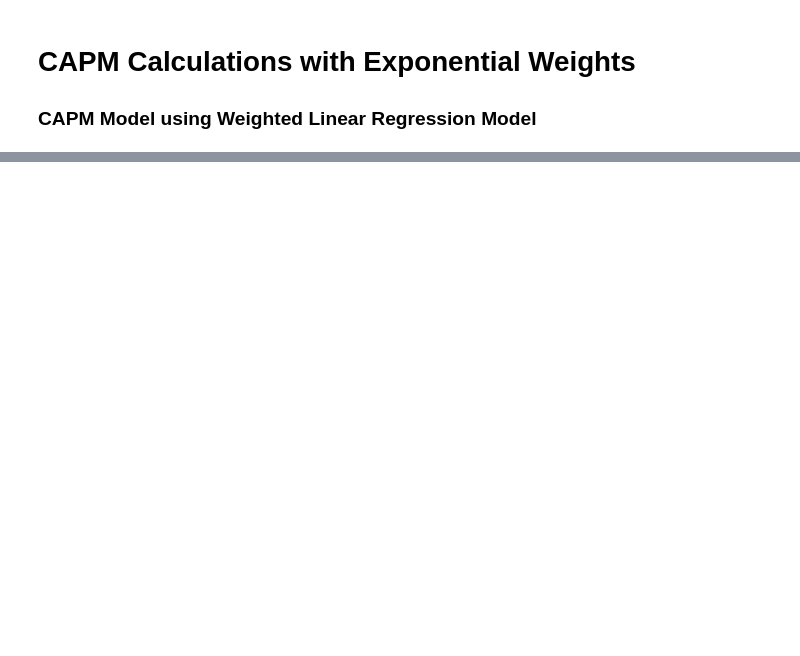
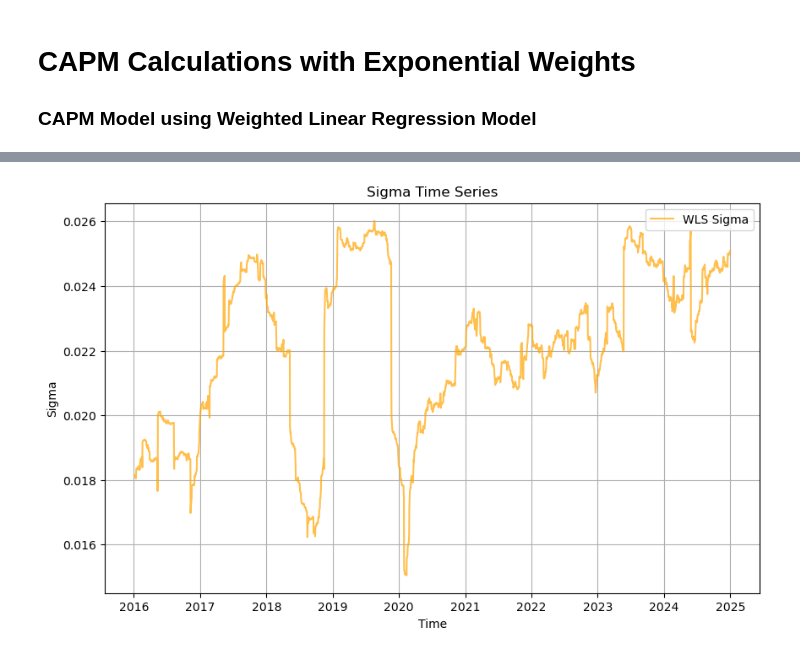
Before and after one commit to dan-the-quant/DTQ-Portfolio_Management_Course, a Jupyter notebook: Module 4 - CAPM/Module4.2.ipynb, the cells around one changed output, grey strips where cells are left out. Drawn from its saved outputs; the diff is of its cells as text; code cells hidden in the pictures; blank space fills up the shorter version.

```diff
--- a/Module 4 - CAPM/Module4.2.ipynb
+++ b/Module 4 - CAPM/Module4.2.ipynb
@@ -119,11 +113,11 @@ def rolling_capm_regression(
 
     return parameters
 # %%
-# Get the important data for the Risk Free Rate
+# Get the important data for the Risk-Free Rate
 
 rfr = pd.read_csv(r"..\additional_data\rfr.csv")
 rfr = rfr.set_index('Date')
-rfr.index = pd.to_datetime(rfr.index, dayfirst=True)
+rfr.index = pd.to_datetime(rfr.index)
 rfr.dropna(inplace = True)
 
 rfr
@@ -230,17 +315,19 @@ plt.show()
 # %%
 # Create Plot
-
 plt.figure(figsize=(10, 6))
 plt.plot(betas_wls['sigma'], label='WLS Sigma', color='orange', alpha=0.7)
 
 # Config
 plt.title('Sigma Time Series')
 plt.xlabel('Time')
 plt.ylabel('Sigma')
 plt.legend()
 
 # Show
+plt.grid()
 plt.show()
+# %% [output]
+[figure, added]
 # %%
 # Compute the Factor Contribution to Returns
 def compute_factor_contributions(factor_returns, betas):
```
Also changed, not shown: parts of 14 cells of this notebook, 26 other files.
